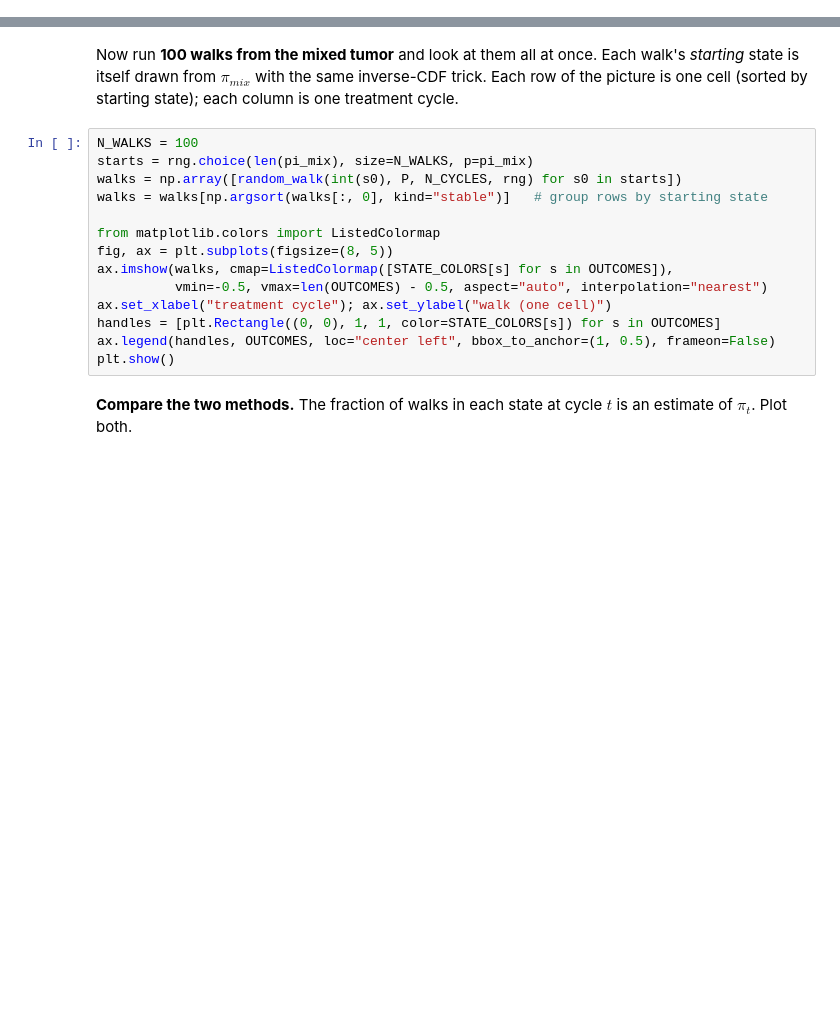
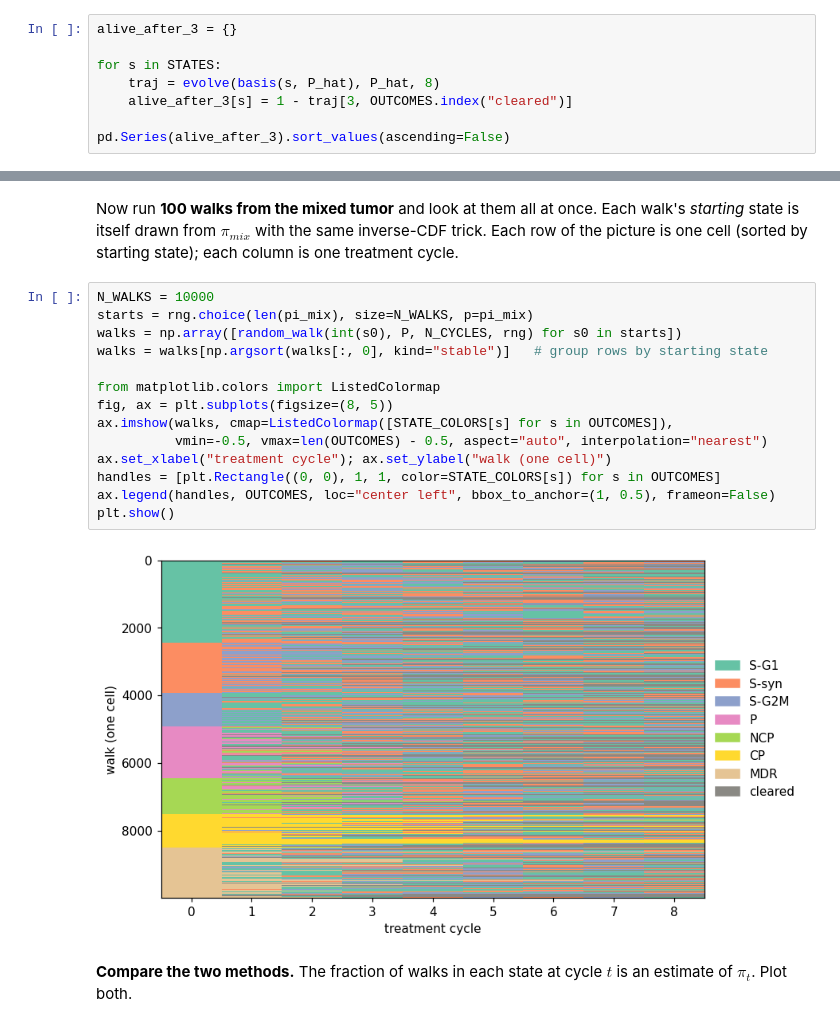
Before and after one commit to nazifar4/uu_markov, a Jupyter notebook: lab_2/Lab09_markov_chain_cells.ipynb, the cells around one changed output, grey strips where cells are left out. Saved outputs shown, nothing was run; the diff lists cells and outputs as text; blank space fills up the shorter version.

```diff
--- a/lab_2/Lab09_markov_chain_cells.ipynb
+++ b/lab_2/Lab09_markov_chain_cells.ipynb
@@ -294,0 +355,8 @@ Use code as appropriate to answer the following questions.
+# %%
+alive_after_3 = {}
+
+for s in STATES:
+    traj = evolve(basis(s, P_hat), P_hat, 8)
+    alive_after_3[s] = 1 - traj[3, OUTCOMES.index("cleared")]
+
+pd.Series(alive_after_3).sort_values(ascending=False)
@@ -582,19 +767,21 @@ Each walk's *starting* state is itself drawn from $\pi_{mix}$ with the same
 inverse-CDF trick. Each row of the picture is one cell (sorted by starting
 state); each column is one treatment cycle.
 # %%
-N_WALKS = 100
+N_WALKS = 10000
 starts = rng.choice(len(pi_mix), size=N_WALKS, p=pi_mix)
 walks = np.array([random_walk(int(s0), P, N_CYCLES, rng) for s0 in starts])
 walks = walks[np.argsort(walks[:, 0], kind="stable")]   # group rows by starting state
 
 from matplotlib.colors import ListedColormap
 fig, ax = plt.subplots(figsize=(8, 5))
 ax.imshow(walks, cmap=ListedColormap([STATE_COLORS[s] for s in OUTCOMES]),
           vmin=-0.5, vmax=len(OUTCOMES) - 0.5, aspect="auto", interpolation="nearest")
 ax.set_xlabel("treatment cycle"); ax.set_ylabel("walk (one cell)")
 handles = [plt.Rectangle((0, 0), 1, 1, color=STATE_COLORS[s]) for s in OUTCOMES]
 ax.legend(handles, OUTCOMES, loc="center left", bbox_to_anchor=(1, 0.5), frameon=False)
 plt.show()
+# %% [output]
+[figure, added]
 # %% [markdown]
 **Compare the two methods.** The fraction of walks in each state at cycle $t$
 is an estimate of $\pi_t$. Plot both.
```
Also changed, not shown: parts of 24 cells of this notebook.
